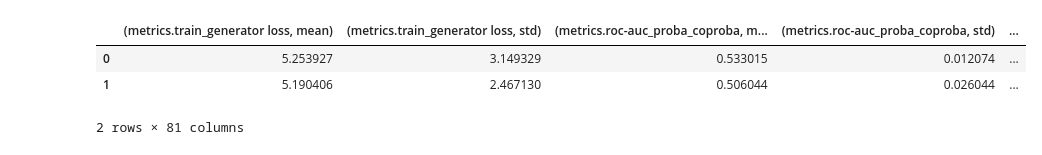
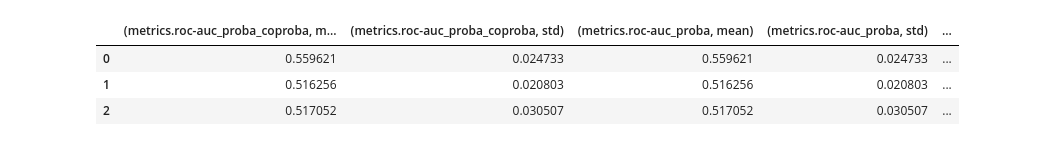
Before and after one commit to Valentyn1997/xray, a Jupyter notebook: notebooks/Experiments_comparison.ipynb, the cells around one changed output. Cells and saved outputs as stored; diff of their text form; code cells hidden in the pictures.

```diff
--- a/notebooks/Experiments_comparison.ipynb
+++ b/notebooks/Experiments_comparison.ipynb
@@ -24,5 +25,6 @@ bae = mlflow.search_runs(experiment_ids=11)
 bae = pd.merge(bae.groupby(by='tags.mlflow.parentRunId').agg(['mean', 'std']), bae,
          left_on='tags.mlflow.parentRunId', right_on='run_id')
 bae['model'] = 'bae'
-bae
+summary['bae'] = (bae.filter(regex=r"\('metrics\.(roc-auc).+(mean|std)'\)|params.data_source|params.pipeline|model"))
+summary['bae']
 # %% [output]
@@ -39,5 +40,6 @@ vae = mlflow.search_runs(experiment_ids=12)
 vae = pd.merge(vae.groupby(by='tags.mlflow.parentRunId').agg(['mean', 'std']), vae,
          left_on='tags.mlflow.parentRunId', right_on='run_id')
 vae['model'] = 'vae'
-vae
+summary['vae'] = (vae.filter(regex=r"\('metrics\.(roc-auc).+(mean|std)'\)|params.data_source|params.pipeline|model"))
+summary['vae']
 # %% [output]
@@ -51,7 +53,8 @@ vae
 # %%
 dcgan = mlflow.search_runs(experiment_ids=13)
-dcgan = pd.merge(dcgan.groupby(by='tags.mlflow.parentRunId').agg(['mean', 'std']), dcgan,
-         left_on='tags.mlflow.parentRunId', right_on='run_id')
+grouped = dcgan.groupby(by='tags.mlflow.parentRunId').agg(['mean', 'std'])
+dcgan = pd.merge(grouped, dcgan, left_on='tags.mlflow.parentRunId', right_on='run_id')
 dcgan['model'] = 'dcgan'
-dcgan
+summary['dcgan'] = (dcgan.filter(regex=r"\('metrics\.(roc-auc).+(mean|std)'\)|params.data_source|params.pipeline|model"))
+summary['dcgan']
 # %% [output]
@@ -65,5 +67,6 @@ bigan = mlflow.search_runs(experiment_ids=14)
 bigan = pd.merge(bigan.groupby(by='tags.mlflow.parentRunId').agg(['mean', 'std']), bigan,
          left_on='tags.mlflow.parentRunId', right_on='run_id')
 bigan['model'] = 'bigan'
-bigan
+summary['bigan'] = (bigan.filter(regex=r"\('metrics\.(roc-auc).+(mean|std)'\)|params.data_source|params.pipeline|model"))
+summary['bigan']
 # %% [output]
@@ -75,11 +77,12 @@ bigan
 # %%
 alphagan = mlflow.search_runs(experiment_ids=15)
 alphagan = pd.merge(alphagan.groupby(by='tags.mlflow.parentRunId').agg(['mean', 'std']), alphagan,
          left_on='tags.mlflow.parentRunId', right_on='run_id')
 alphagan['model'] = 'alphagan'
-alphagan
+summary['alphagan'] = (alphagan.filter(regex=r"\('metrics\.(roc-auc).+(mean|std)'\)|params.data_source|params.pipeline|model"))
+summary['alphagan']
 # %% [output]
-|  | (metrics.train_generator loss, mean) | (metrics.train_generator loss, std) | (metrics.roc-auc_proba_coproba, m... | (metrics.roc-auc_proba_coproba, std) | ... |
-| 0 | 5.253927 | 3.149329 | 0.533015 | 0.012074 | ... |
-| 1 | 5.190406 | 2.467130 | 0.506044 | 0.026044 | ... |
+|  | (metrics.roc-auc_proba_coproba, m... | (metrics.roc-auc_proba_coproba, std) | (metrics.roc-auc_proba, mean) | (metrics.roc-auc_proba, std) | ... |
+| 0 | 0.559621 | 0.024733 | 0.559621 | 0.024733 | ... |
+| 1 | 0.516256 | 0.020803 | 0.516256 | 0.020803 | ... |
+| 2 | 0.517052 | 0.030507 | 0.517052 | 0.030507 | ... |
-2 rows × 81 columns
```
Also changed, not shown: parts of 9 cells of this notebook, 7 other files.
